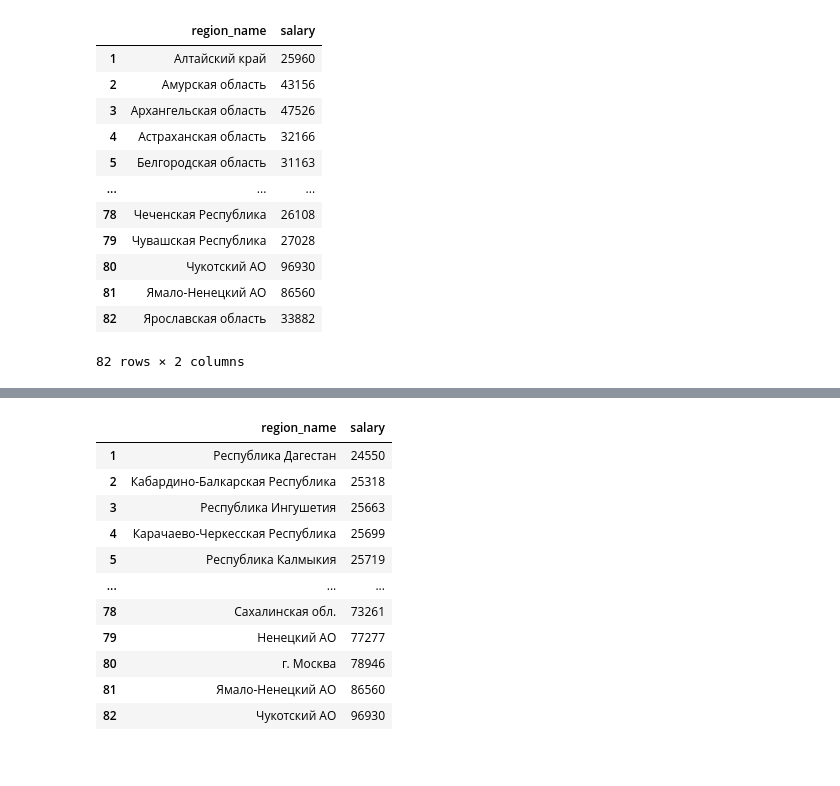
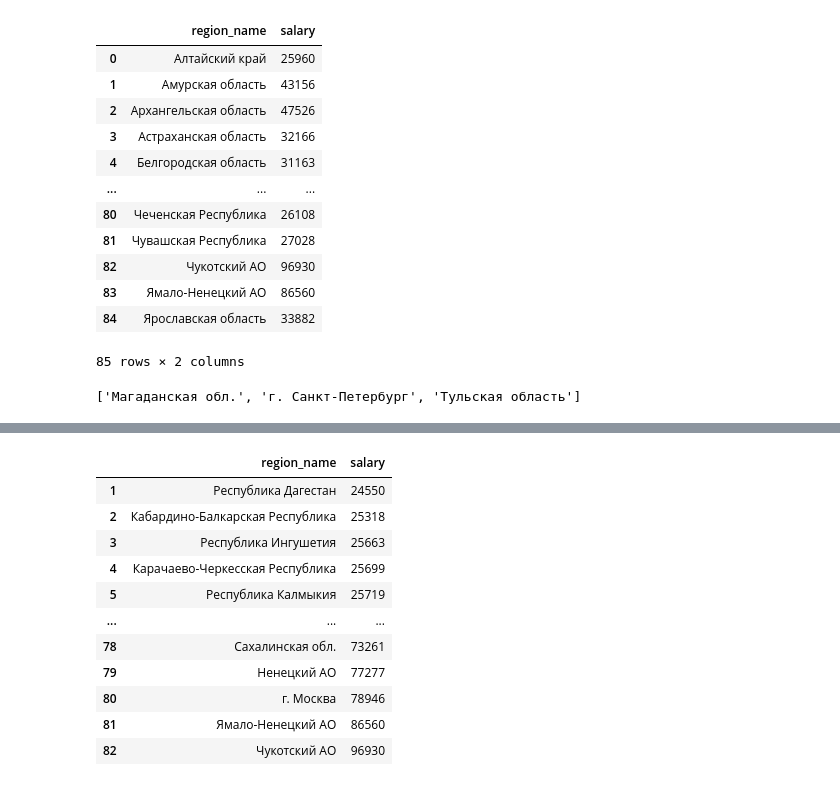
Before and after one commit to kaitouz/OpenEdu, a Jupyter notebook: OpenEdu/task01.ipynb, the cells around one changed output, grey strips where cells are left out. Cells and saved outputs as stored; diff of their text form; code cells hidden in the pictures.

```diff
--- a/OpenEdu/task01.ipynb
+++ b/OpenEdu/task01.ipynb
@@ -63,17 +18,22 @@ df_removed
-# %%
-df_removed.index += 1
-df_removed
-# %% [output]
-|  | region_name | salary |
-| 1 | Алтайский край | 25960 |
-| 2 | Амурская область | 43156 |
-| 3 | Архангельская область | 47526 |
-| 4 | Астраханская область | 32166 |
-| 5 | Белгородская область | 31163 |
-| ... | ... | ... |
-| 78 | Чеченская Республика | 26108 |
-| 79 | Чувашская Республика | 27028 |
-| 80 | Чукотский АО | 96930 |
-| 81 | Ямало-Ненецкий АО | 86560 |
-| 82 | Ярославская область | 33882 |
-82 rows × 2 columns
+# %%
+df = pd.read_csv(file_name)
+df
+# %% [output]
+|  | region_name | salary |
+| 0 | Алтайский край | 25960 |
+| 1 | Амурская область | 43156 |
+| 2 | Архангельская область | 47526 |
+| 3 | Астраханская область | 32166 |
+| 4 | Белгородская область | 31163 |
+| ... | ... | ... |
+| 80 | Чеченская Республика | 26108 |
+| 81 | Чувашская Республика | 27028 |
+| 82 | Чукотский АО | 96930 |
+| 83 | Ямало-Ненецкий АО | 86560 |
+| 84 | Ярославская область | 33882 |
+85 rows × 2 columns
+# %%
+list_remove = str_remove.split(', ')
+list_remove
+# %% [output]
+['Магаданская обл.', 'г. Санкт-Петербург', 'Тульская область']
```
Also changed, not shown: parts of 14 cells of this notebook.
